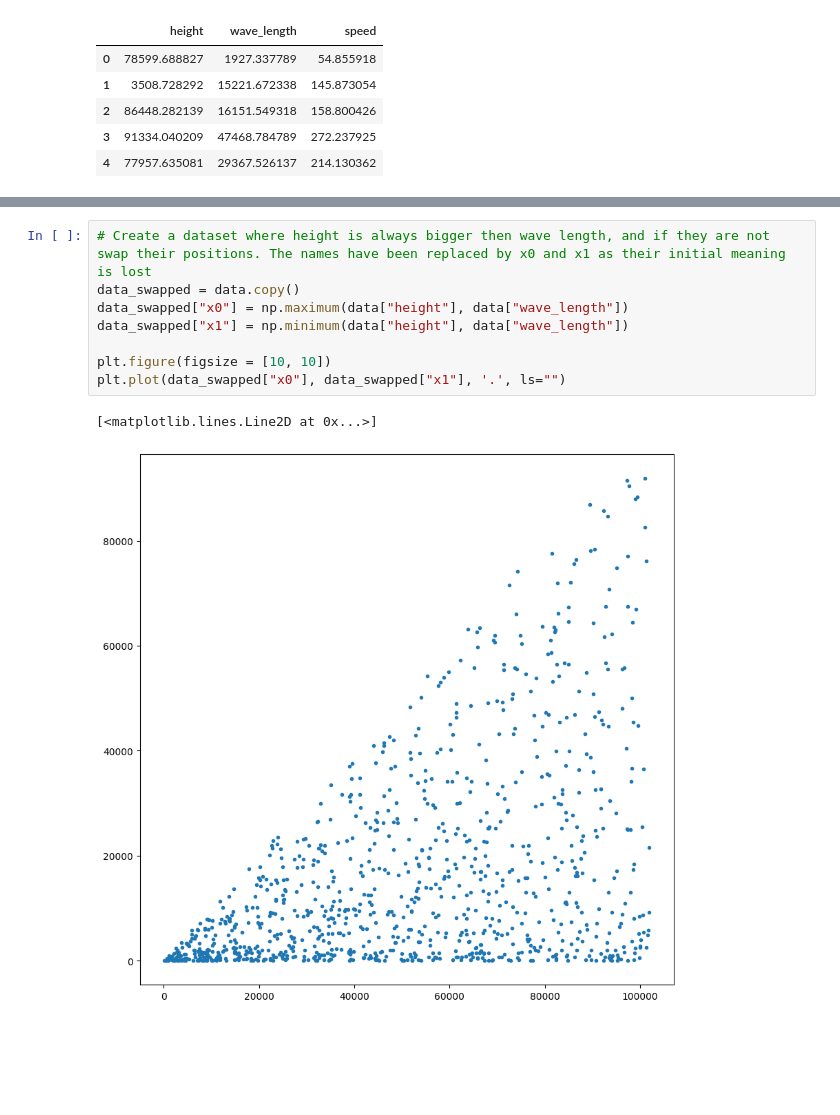
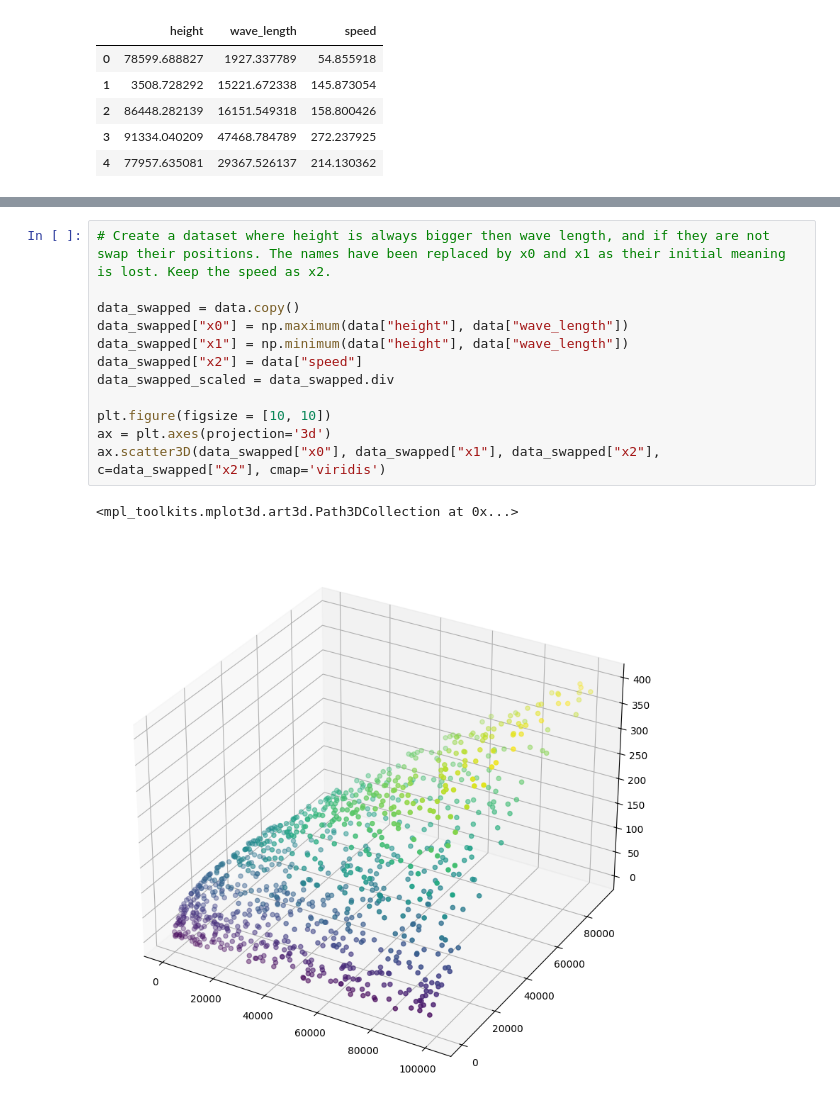
Before and after one commit to CtrlC-CtrlV-ftw/newrepoass2, a Jupyter notebook: 1B - Linear Regression.ipynb, the cells around one changed output, grey strips where cells are left out. Cells and saved outputs as stored; diff of their text form; blank space fills up the shorter version.

```diff
--- a/1B - Linear Regression.ipynb
+++ b/1B - Linear Regression.ipynb
@@ -27,11 +27,15 @@ plt.plot(data["height"], data["wave_length"], '.', ls="")
 # %%
-# Create a dataset where height is always bigger then wave length, and if they are not swap their positions. The names have been replaced by x0 and x1 as their initial meaning is lost
+# Create a dataset where height is always bigger then wave length, and if they are not swap their positions. The names have been replaced by x0 and x1 as their initial meaning is lost. Keep the speed as x2.
+
 data_swapped = data.copy()
 data_swapped["x0"] = np.maximum(data["height"], data["wave_length"])
 data_swapped["x1"] = np.minimum(data["height"], data["wave_length"])
+data_swapped["x2"] = data["speed"]
+data_swapped_scaled = data_swapped.div
 
 plt.figure(figsize = [10, 10])
-plt.plot(data_swapped["x0"], data_swapped["x1"], '.', ls="")
+ax = plt.axes(projection='3d')
+ax.scatter3D(data_swapped["x0"], data_swapped["x1"], data_swapped["x2"], c=data_swapped["x2"], cmap='viridis')
 # %% [output]
-[<matplotlib.lines.Line2D at 0x...>]
+<mpl_toolkits.mplot3d.art3d.Path3DCollection at 0x...>
-[figure, old version]
+[figure, new version]
```
Also changed, not shown: parts of 4 cells of this notebook.
